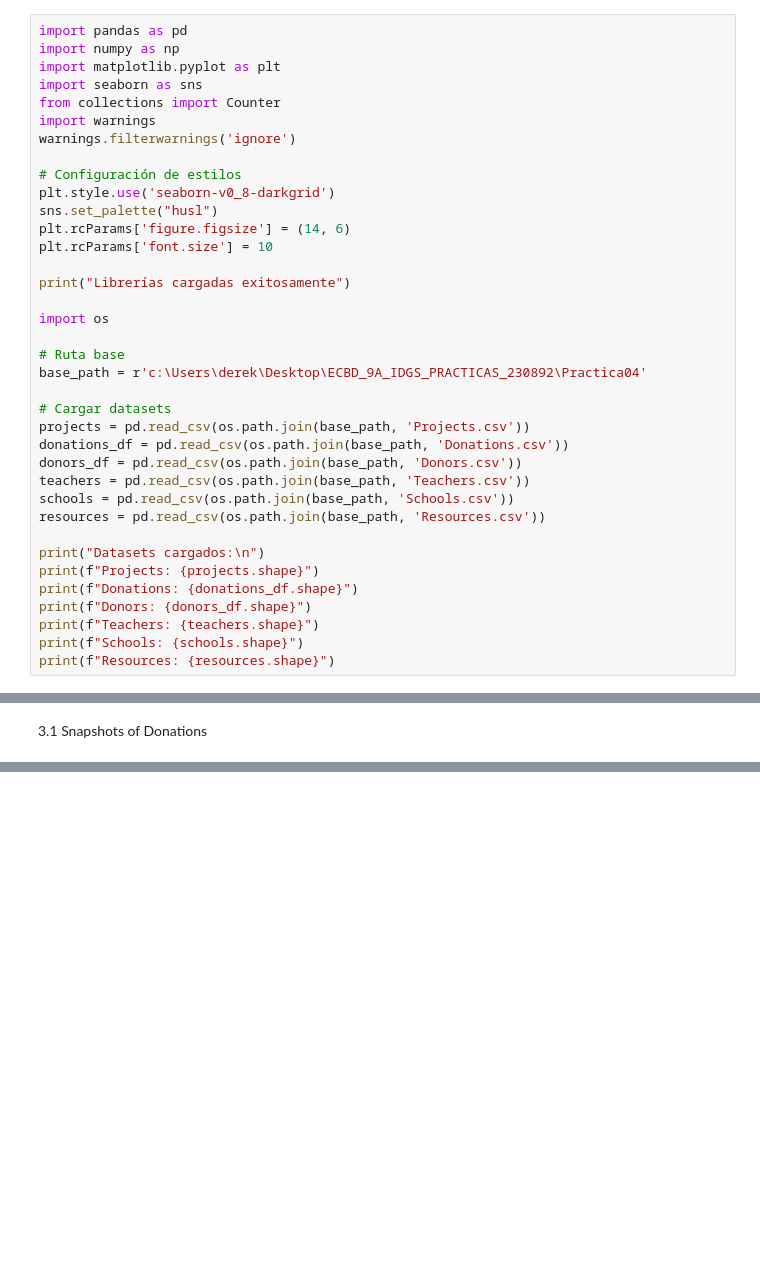
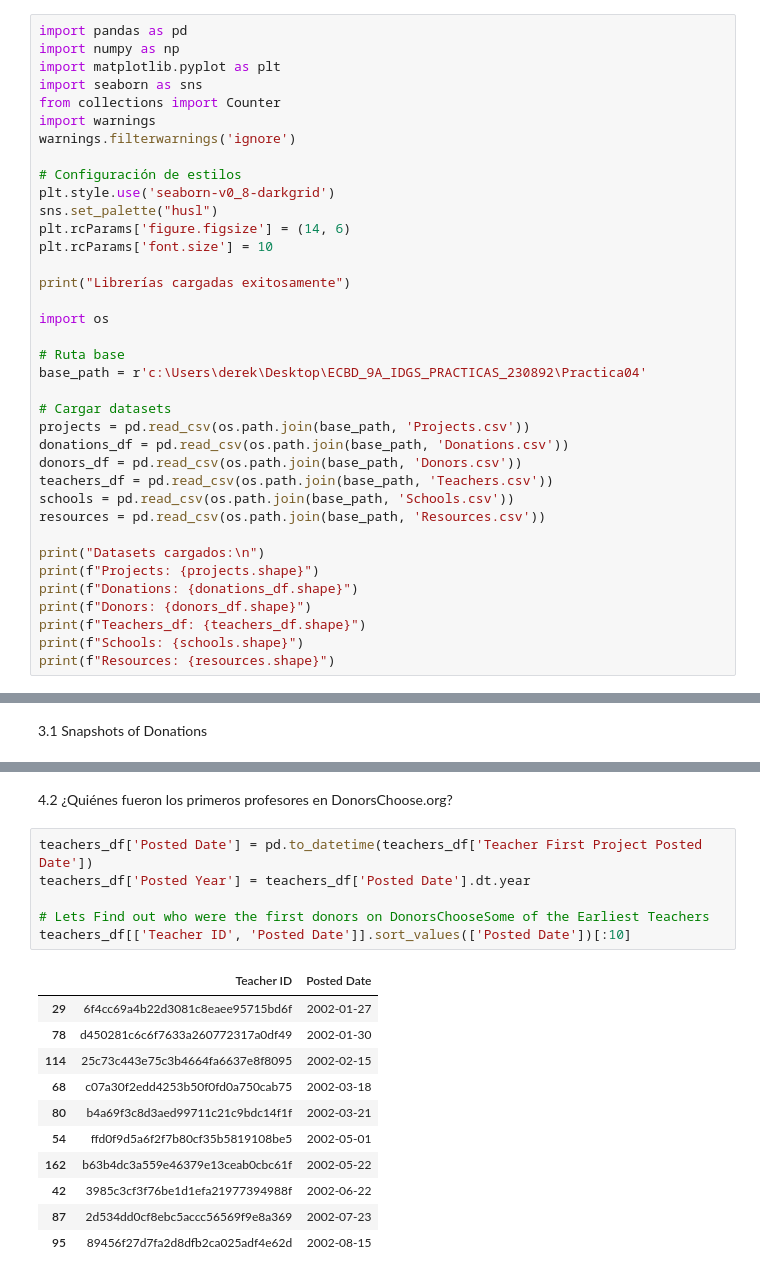
Before and after one commit to DevFntxy/ECBD_9A_IDGS_PRACTICAS_230892, a Jupyter notebook: Practica04/Practica04.ipynb, the cells around one changed output, grey strips where cells are left out. Drawn from its saved outputs; the diff is of its cells as text; blank space fills up the shorter version.

```diff
--- a/Practica04/Practica04.ipynb
+++ b/Practica04/Practica04.ipynb
@@ -62,7 +65,7 @@ base_path = r'c:\Users\derek\Desktop\ECBD_9A_IDGS_PRACTICAS_230892\Practica04'
 projects = pd.read_csv(os.path.join(base_path, 'Projects.csv'))
 donations_df = pd.read_csv(os.path.join(base_path, 'Donations.csv'))
 donors_df = pd.read_csv(os.path.join(base_path, 'Donors.csv'))
-teachers = pd.read_csv(os.path.join(base_path, 'Teachers.csv'))
+teachers_df = pd.read_csv(os.path.join(base_path, 'Teachers.csv'))
 schools = pd.read_csv(os.path.join(base_path, 'Schools.csv'))
 resources = pd.read_csv(os.path.join(base_path, 'Resources.csv'))
 
@@ -70,7 +73,7 @@ print("Datasets cargados:\n")
 print(f"Projects: {projects.shape}")
 print(f"Donations: {donations_df.shape}")
 print(f"Donors: {donors_df.shape}")
-print(f"Teachers: {teachers.shape}")
+print(f"Teachers_df: {teachers_df.shape}")
 print(f"Schools: {schools.shape}")
 print(f"Resources: {resources.shape}")
 # %% [output]
@@ -1009,0 +2271,20 @@ donations_df[['Donation ID', 'Donation Included Optional Donation', 'Donation Am
+# %% [markdown]
+4.2 ¿Quiénes fueron los primeros profesores en DonorsChoose.org?
+# %%
+teachers_df['Posted Date'] = pd.to_datetime(teachers_df['Teacher First Project Posted Date'])
+teachers_df['Posted Year'] = teachers_df['Posted Date'].dt.year
+
+# Lets Find out who were the first donors on DonorsChooseSome of the Earliest Teachers
+teachers_df[['Teacher ID', 'Posted Date']].sort_values(['Posted Date'])[:10]
+# %% [output]
+|  | Teacher ID | Posted Date |
+| 29 | 6f4cc69a4b22d3081c8eaee95715bd6f | 2002-01-27 |
+| 78 | d450281c6c6f7633a260772317a0df49 | 2002-01-30 |
+| 114 | 25c73c443e75c3b4664fa6637e8f8095 | 2002-02-15 |
+| 68 | c07a30f2edd4253b50f0fd0a750cab75 | 2002-03-18 |
+| 80 | b4a69f3c8d3aed99711c21c9bdc14f1f | 2002-03-21 |
+| 54 | ffd0f9d5a6f2f7b80cf35b5819108be5 | 2002-05-01 |
+| 162 | b63b4dc3a559e46379e13ceab0cbc61f | 2002-05-22 |
+| 42 | 3985c3cf3f76be1d1efa21977394988f | 2002-06-22 |
+| 87 | 2d534dd0cf8ebc5accc56569f9e8a369 | 2002-07-23 |
+| 95 | 89456f27d7fa2d8dfb2ca025adf4e62d | 2002-08-15 |
```
Also changed, not shown: parts of 42 cells of this notebook, 1 other file.
